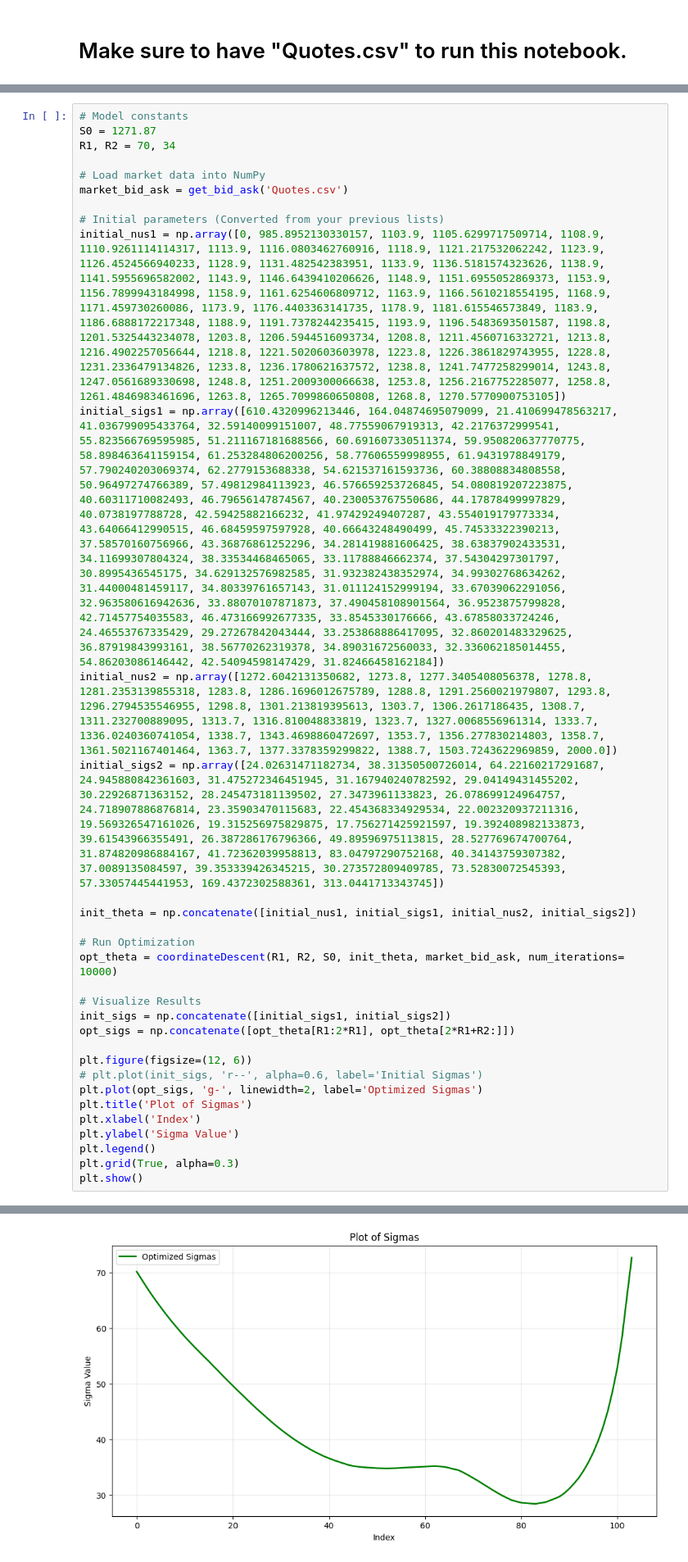
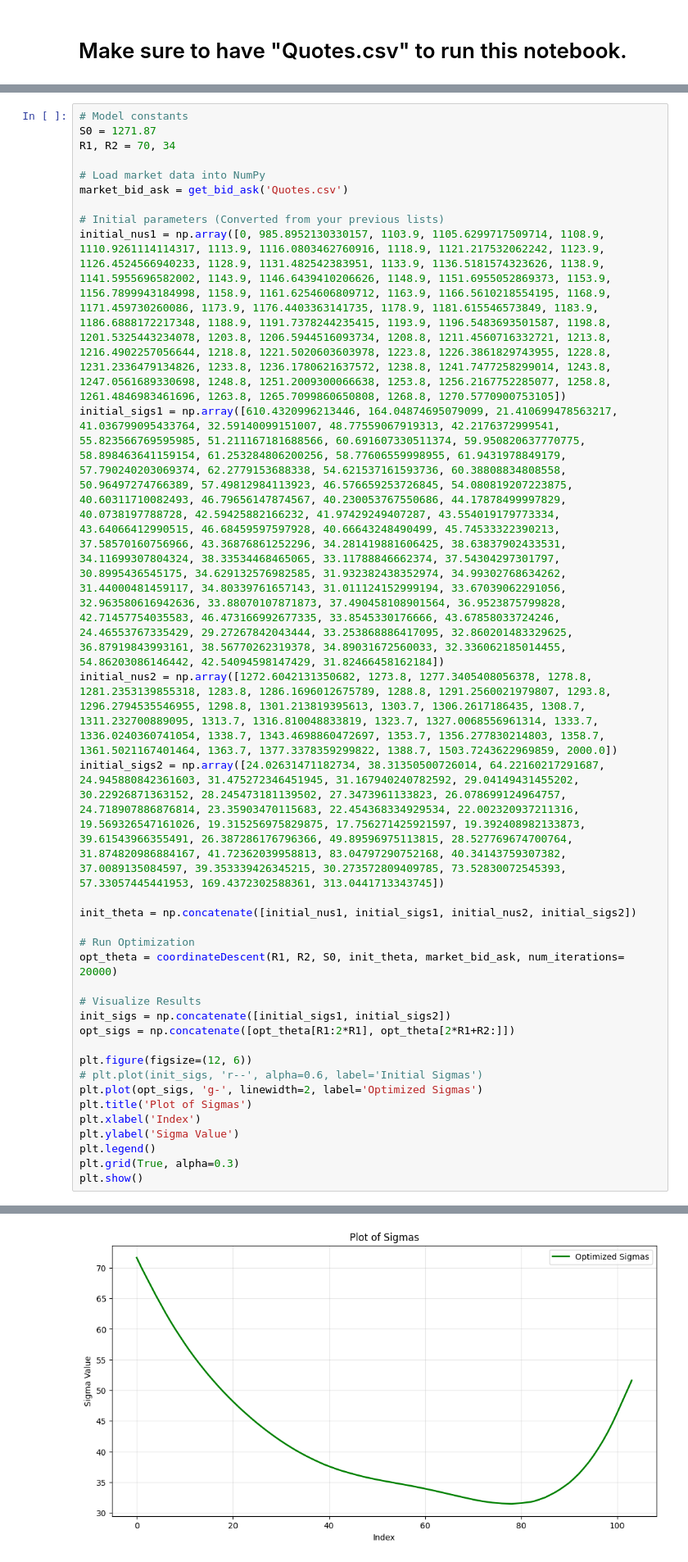
Before and after one commit to ZihanG123/Local-Volatility-Project, a Jupyter notebook: Adjusted_Cyclic_Coordinate_Descent.ipynb, the cells around one changed output, grey strips where cells are left out. Shown at 82% size. Cells and saved outputs as stored; diff of their text form.

```diff
--- a/Adjusted_Cyclic_Coordinate_Descent.ipynb
+++ b/Adjusted_Cyclic_Coordinate_Descent.ipynb
@@ -226,7 +226,7 @@ initial_sigs2 = np.array([24.02631471182734, 38.31350500726014, 64.2216021729168
 init_theta = np.concatenate([initial_nus1, initial_sigs1, initial_nus2, initial_sigs2])
 
 # Run Optimization
-opt_theta = coordinateDescent(R1, R2, S0, init_theta, market_bid_ask, num_iterations= 10000)
+opt_theta = coordinateDescent(R1, R2, S0, init_theta, market_bid_ask, num_iterations= 20000)
 
 # Visualize Results
 init_sigs = np.concatenate([initial_sigs1, initial_sigs2])
@@ -255,4 +265,4 @@ Iteration 9000/10000 | Loss: -16.178790
-[figure, old version]
+[figure, new version]
 # %% [markdown]
 # Using the new objective seems to result in a "smoother" graph of sigmas.
 
```
Also changed, not shown: parts of 11 cells of this notebook.
